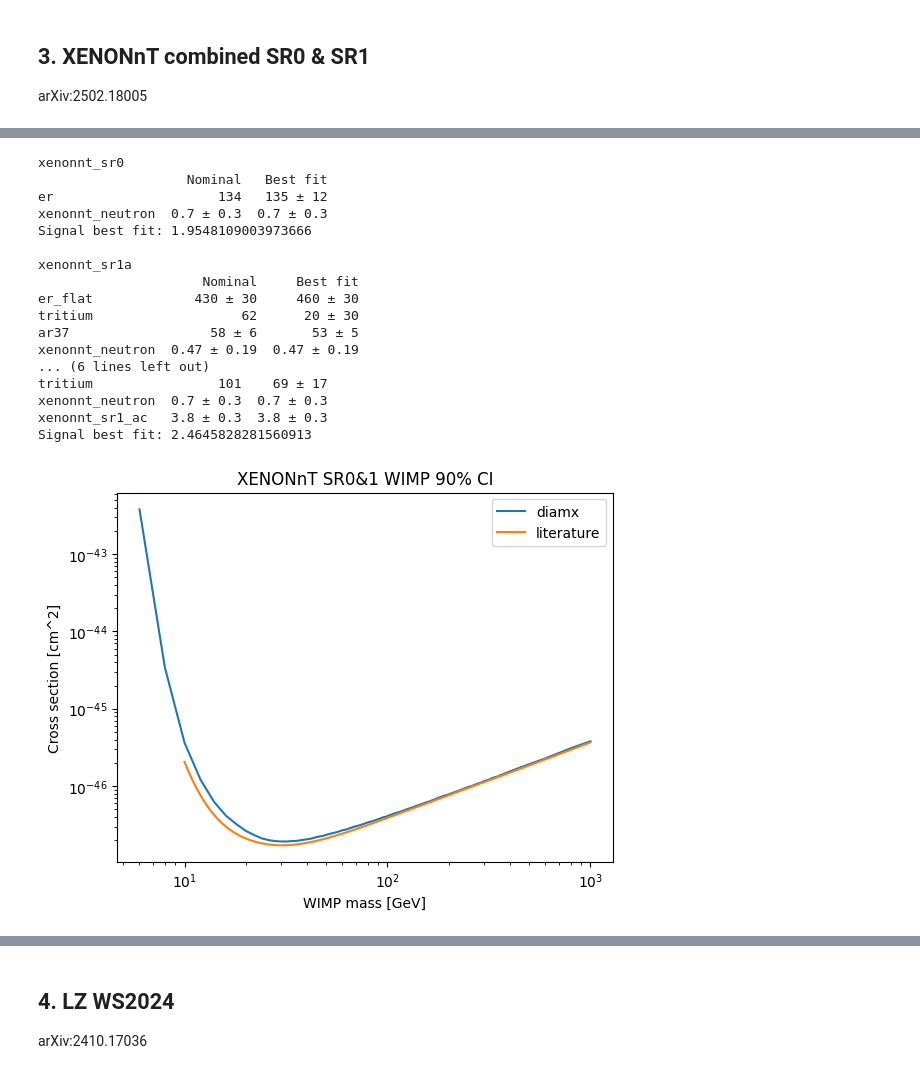
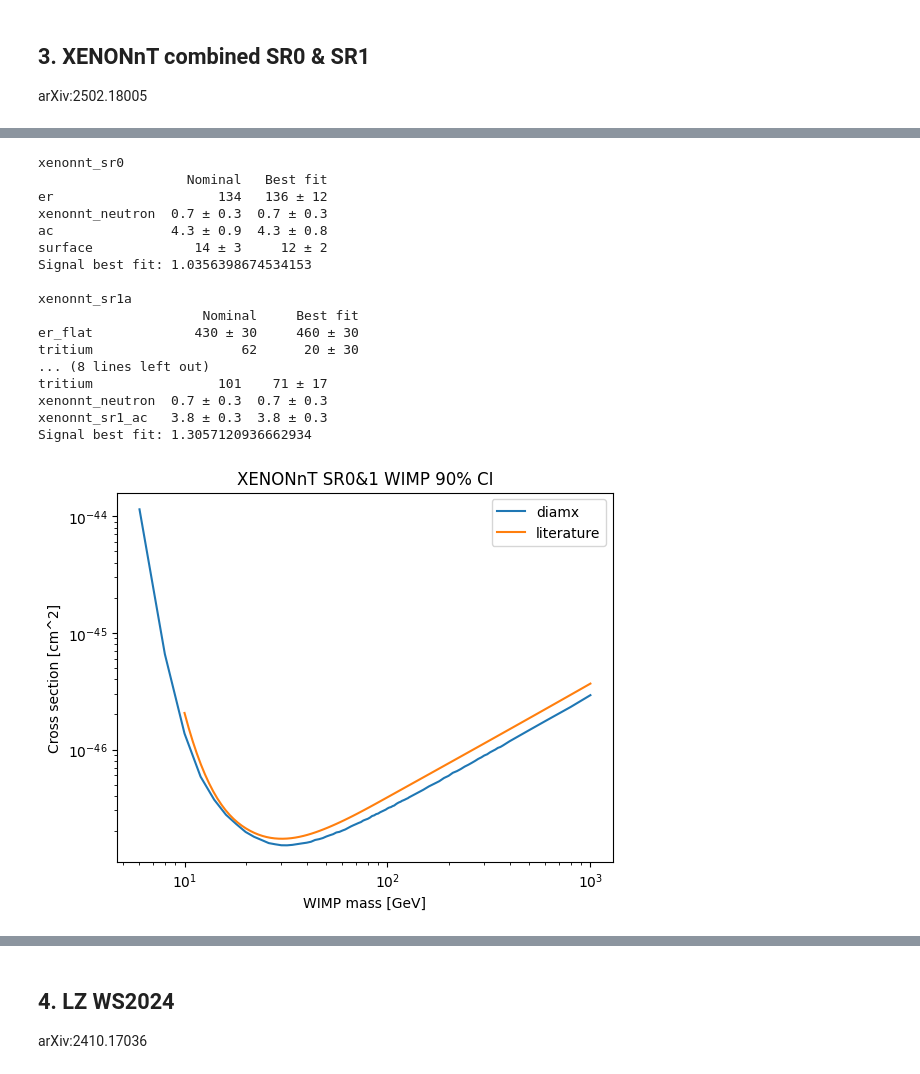
Before and after one commit to mhliu0001/diamx, a Jupyter notebook: notebooks/benchmark.ipynb, the cells around one changed output, grey strips where cells are left out. Saved outputs shown, nothing was run; the diff lists cells and outputs as text; code cells hidden in the pictures.

```diff
--- a/notebooks/benchmark.ipynb
+++ b/notebooks/benchmark.ipynb
@@ -190,7 +512,9 @@ plt.show()
 arXiv:2502.18005
 # %%
 xenonnt_sr01_st = diamx.Context(
-    os.path.join(diamx_dir, "..", "config", "xenonnt_sr0_and_1_wimp_config.json"),
+    os.path.join(
+        diamx_dir, "..", "config", "xenonnt_sr0_and_1_wimp_config_full_roi.json"
+    ),
 )
 xenonnt_sr01_st.register_experiment(diamx.experiments.XENONnTSR0)
 xenonnt_sr01_st.register_experiment(diamx.experiments.XENONnTSR1a)
@@ -264,35 +624,35 @@ xenonnt_sr01_st.print_best_fit(200)
 # %% [output]
 xenonnt_sr0
                    Nominal   Best fit
-er                     134   135 ± 12
+er                     134   136 ± 12
 xenonnt_neutron  0.7 ± 0.3  0.7 ± 0.3
-Signal best fit: 1.9548109003973666
+ac               4.3 ± 0.9  4.3 ± 0.8
+surface             14 ± 3     12 ± 2
+Signal best fit: 1.0356398674534153
 
 xenonnt_sr1a
                      Nominal     Best fit
 er_flat             430 ± 30     460 ± 30
 tritium                   62      20 ± 30
-ar37                  58 ± 6       53 ± 5
-xenonnt_neutron  0.47 ± 0.19  0.47 ± 0.19
-... (6 lines left out)
-tritium                101    69 ± 17
+... (8 lines left out)
+tritium                101    71 ± 17
 xenonnt_neutron  0.7 ± 0.3  0.7 ± 0.3
 xenonnt_sr1_ac   3.8 ± 0.3  3.8 ± 0.3
-Signal best fit: 2.4645828281560913
+Signal best fit: 1.3057120936662934
 # %%
 # Reproducing Fig. 5 (upper limit)roce
-xenonnt_sr01_st.run_inference(output_file_name="xenonnt_sr1_wimp_ci.csv")
-ci = np.loadtxt("./diamx_output/xenonnt_sr1_wimp_ci.csv", delimiter=",")
+xenonnt_sr01_st.run_inference(output_file_name="xenonnt_sr1_wimp_ci_full_roi.csv")
+ci = np.loadtxt("./diamx_output/xenonnt_sr1_wimp_ci_full_roi.csv", delimiter=",")
 plt.plot(ci[:, 0], ci[:, 2] * 1e-44, label="diamx")
 ci_literature = np.loadtxt("../diamx/data/xenonnt_sr1_wimp_ci.csv", delimiter=",")
 plt.plot(ci_literature[:, 0], ci_literature[:, 1], label="literature")
 plt.legend()
 plt.yscale("log")
 plt.xscale("log")
 plt.xlabel("WIMP mass [GeV]")
 plt.ylabel("Cross section [cm^2]")
 plt.title("XENONnT SR0&1 WIMP 90% CI")
-# plt.savefig("xenonnt_sr1_wimp_ci.png", dpi=600)
-plt.show()
+plt.savefig("../plots/xenonnt_sr1_wimp_ci_full_roi.png", dpi=600)
+# plt.show()
 # %% [output]
-[figure, old version]
+[figure, new version]
```
Also changed, not shown: parts of 25 cells of this notebook, 40 other files.
